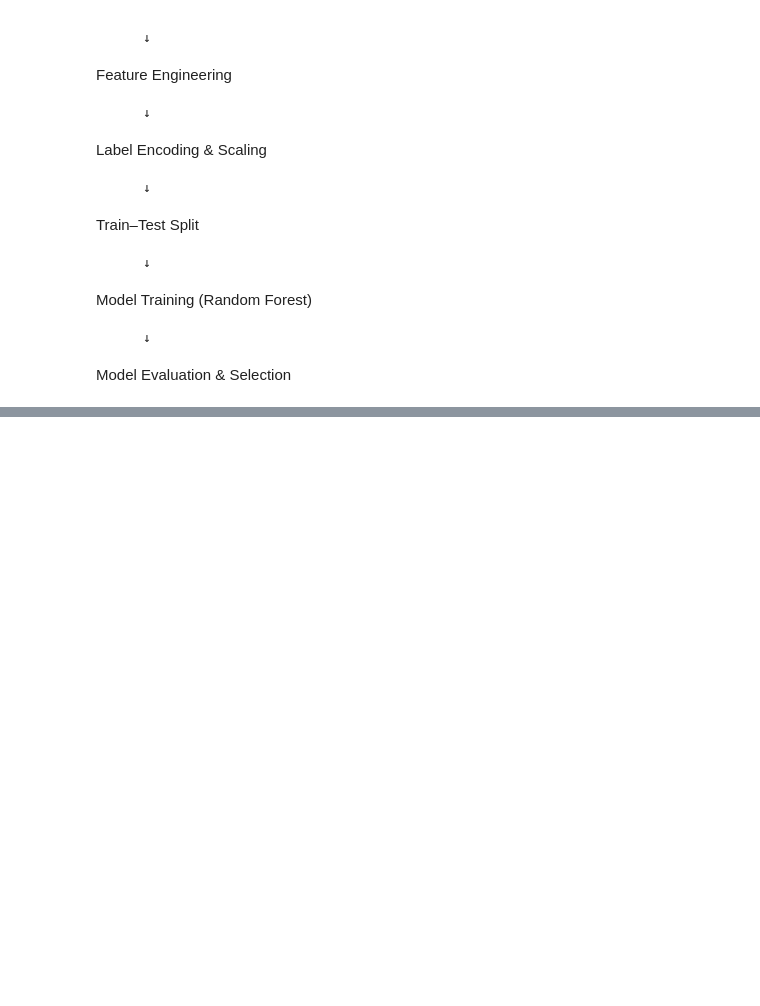
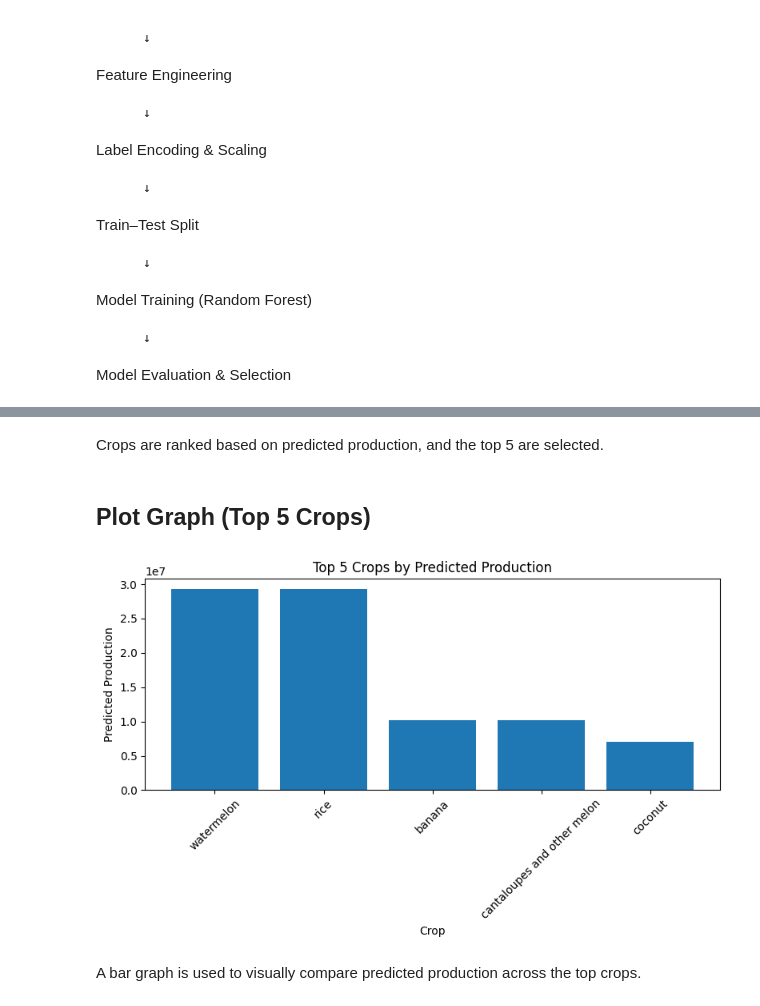
Before and after one commit to springboardmentor2468a-lab/AgriYield, a Jupyter notebook: AgriYield_Predictor.ipynb, the cells around one changed output, grey strips where cells are left out. Saved outputs shown, nothing was run; the diff lists cells and outputs as text; code cells hidden in the pictures; blank space fills up the shorter version.

```diff
--- a/AgriYield_Predictor.ipynb
+++ b/AgriYield_Predictor.ipynb
@@ -1238,0 +1299,24 @@ Model Evaluation & Selection
+# %%
+results = []
+
+for crop in le.classes_:
+    temp_df = user_df.copy()
+
+    # Encode crop
+    temp_df['label_encoded'] = le.transform([crop])[0]
+    X_input = temp_df[
+        ['N','P','K','temperature','humidity','ph','rainfall',
+         'season_index','water_stress','label_encoded']
+    ]
+
+    # Scale numeric columns
+    num_cols = ['N','P','K','temperature','humidity','ph','rainfall',
+                'season_index','water_stress']
+    X_input[num_cols] = scaler.transform(X_input[num_cols])
+
+    # MODEL is now defined
+    prediction = model.predict(X_input)[0]
+    results.append({
+        'Crop': crop,
+        'Predicted_Production': prediction
+    })
@@ -1238,0 +1350,9 @@ Model Evaluation & Selection
+# %%
+pred_df = pd.DataFrame(results)
+
+top5 = pred_df.sort_values(
+    by='Predicted_Production',
+    ascending=False
+).head(5)
+
+top5
@@ -1238,0 +1366,19 @@ Model Evaluation & Selection
+# %% [markdown]
+Crops are ranked based on predicted production, and the top 5 are selected.
+# %% [markdown]
+## Plot Graph (Top 5 Crops)
+# %%
+import matplotlib.pyplot as plt
+
+plt.figure(figsize=(8,5))
+plt.bar(top5['Crop'], top5['Predicted_Production'])
+plt.xlabel("Crop")
+plt.ylabel("Predicted Production")
+plt.title("Top 5 Crops by Predicted Production")
+plt.xticks(rotation=45)
+plt.tight_layout()
+plt.show()
+# %% [output]
+[figure, added]
+# %% [markdown]
+A bar graph is used to visually compare predicted production across the top crops.
```
Also changed, not shown: parts of 22 cells of this notebook.
